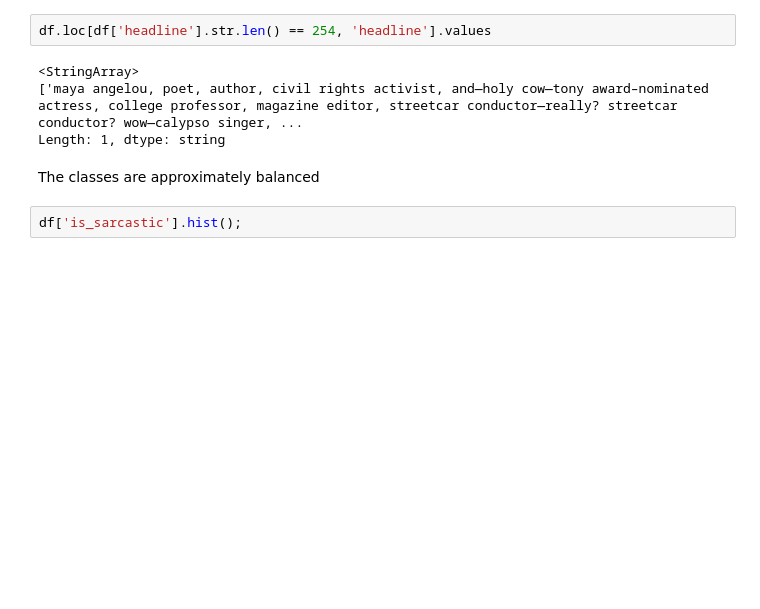
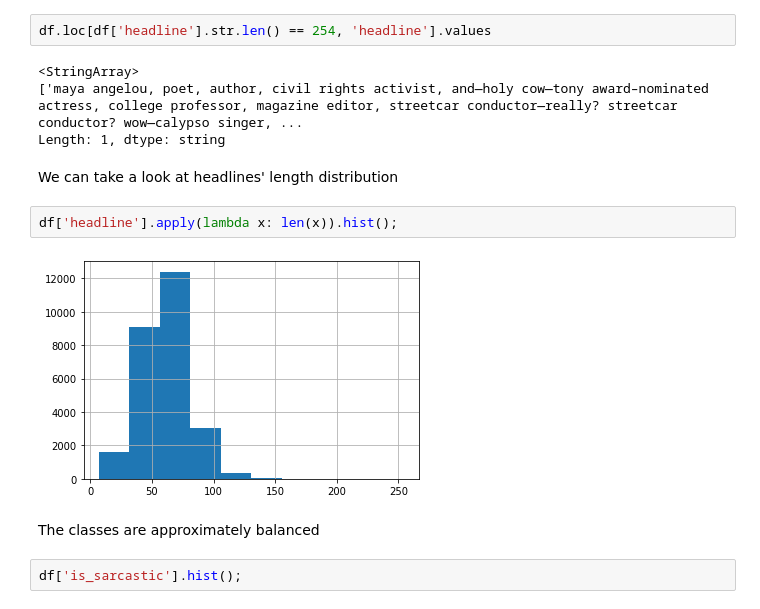
Before and after one commit to sfczekalski/data_science_task, a Jupyter notebook: nlp.ipynb, the cells around one changed output. Drawn from its saved outputs; the diff is of its cells as text; blank space fills up the shorter version.

```diff
--- a/nlp.ipynb
+++ b/nlp.ipynb
@@ -91,6 +110,12 @@ df.loc[df['headline'].str.len() == 254, 'headline'].values
 <StringArray>
 ['maya angelou, poet, author, civil rights activist, and—holy cow—tony award–nominated actress, college professor, magazine editor, streetcar conductor—really? streetcar conductor? wow—calypso singer, ...
 Length: 1, dtype: string
+# %% [markdown]
+We can take a look at headlines' length distribution
+# %%
+df['headline'].apply(lambda x: len(x)).hist();
+# %% [output]
+[figure, added]
 # %% [markdown]
 The classes are approximately balanced
 # %%
```
Also changed, not shown: parts of 39 cells of this notebook, 1 other file.
